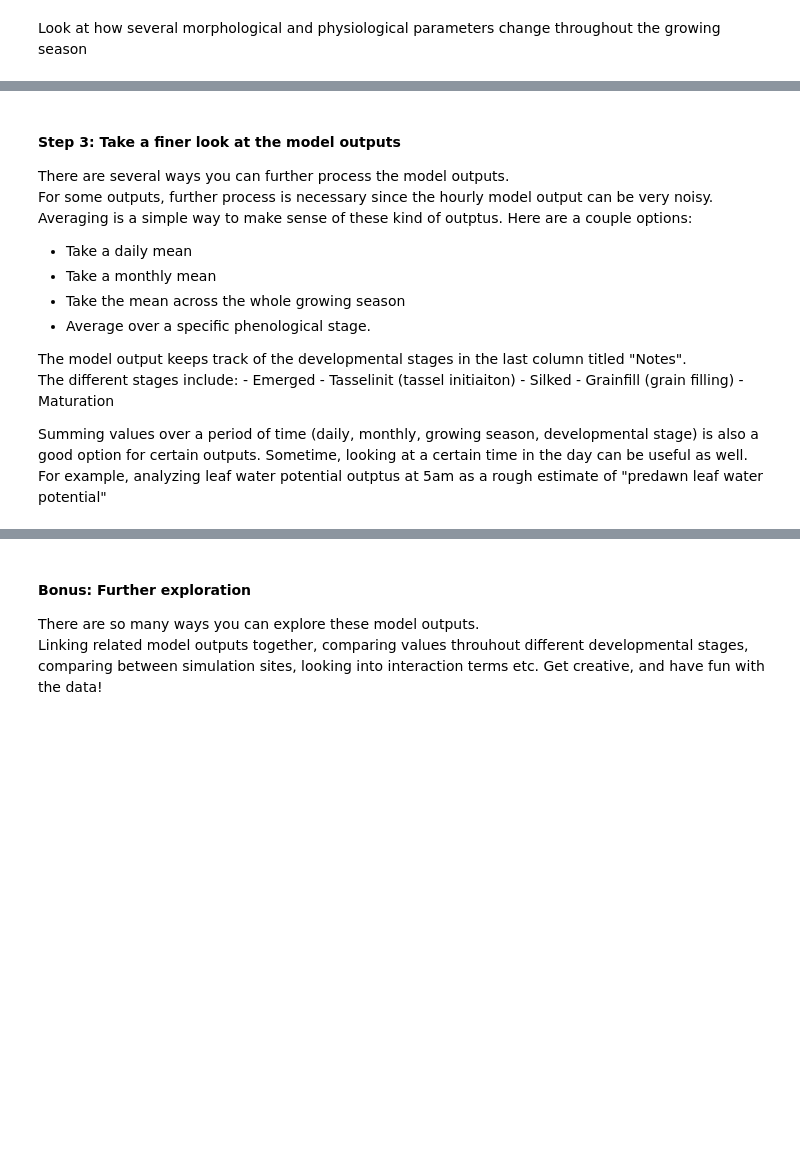
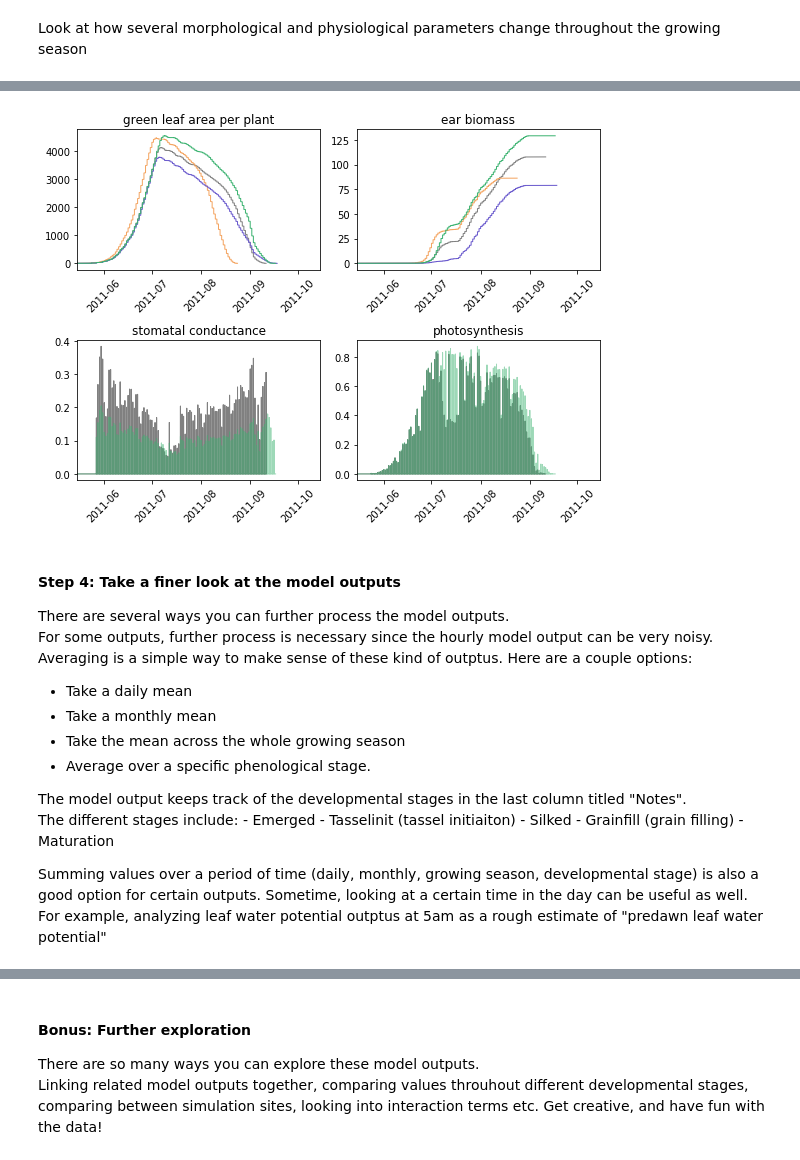
Before and after one commit to jennhsiao/maizsim_application, a Jupyter notebook: lab_exercise.ipynb, the cells around one changed output, grey strips where cells are left out. Cells and saved outputs as stored; diff of their text form; code cells hidden in the pictures; blank space fills up the shorter version.

```diff
--- a/lab_exercise.ipynb
+++ b/lab_exercise.ipynb
@@ -84,5 +90,43 @@ axs[1,1].title.set_text('stomatal conductance')
+# %%
+# setting colorschemes
+col_control = 'grey'
+col_temp = 'sandybrown'
+col_vpd = 'slateblue'
+col_co2 = 'mediumseagreen'
+# %%
+fig, axs = plt.subplots(2,2, figsize=(8,6), tight_layout=True)
+
+axs[0,0].plot(ohi_control['LA/pl'], color=col_control, linewidth=1)
+axs[0,0].plot(ohi_temp['LA/pl'], color=col_temp, linewidth=1)
+axs[0,0].plot(ohi_vpd['LA/pl'], color=col_vpd, linewidth=1)
+axs[0,0].plot(ohi_co2['LA/pl'], color=col_co2, linewidth=1)
+axs[0,0].set(xlim=('2011-05-15', '2011-10-15'))
+axs[0,0].tick_params(axis='x', rotation=45)
+axs[0,0].title.set_text('green leaf area per plant')
+
+axs[0,1].plot(ohi_control.earDM, color=col_control, linewidth=1)
+axs[0,1].plot(ohi_temp.earDM, color=col_temp, linewidth=1)
+axs[0,1].plot(ohi_vpd.earDM, color=col_vpd, linewidth=1)
+axs[0,1].plot(ohi_co2.earDM, color=col_co2, linewidth=1)
+axs[0,1].set(xlim=('2011-05-15', '2011-10-15'))
+axs[0,1].tick_params(axis='x', rotation=45)
+axs[0,1].title.set_text('ear biomass')
+
+axs[1,0].plot(ohi_control.av_gs, color=col_control, linewidth=1)
+axs[1,0].plot(ohi_co2.av_gs, color=col_co2, alpha=0.5, linewidth=1)
+axs[1,0].set(xlim=('2011-05-15', '2011-10-15'))
+axs[1,0].tick_params(axis='x', rotation=45)
+axs[1,0].title.set_text('stomatal conductance')
+
+axs[1,1].plot(ohi_control.Pn, color=col_control, linewidth=1)
+axs[1,1].plot(ohi_co2.Pn, color=col_co2, alpha=0.5, linewidth=1)
+axs[1,1].set(xlim=('2011-05-15', '2011-10-15'))
+axs[1,1].tick_params(axis='x', rotation=45)
+axs[1,1].title.set_text('photosynthesis')
+# %% [output]
+[figure, added]
 # %% [markdown]
-#### Step 3: Take a finer look at the model outputs
+#### Step 4: Take a finer look at the model outputs
 There are several ways you can further process the model outputs. <br>
 For some outputs, further process is necessary since the hourly model output can be very noisy. <br>
 Averaging is a simple way to make sense of these kind of outptus. Here are a couple options:
```
Also changed, not shown: parts of 8 cells of this notebook, 2 other files.
